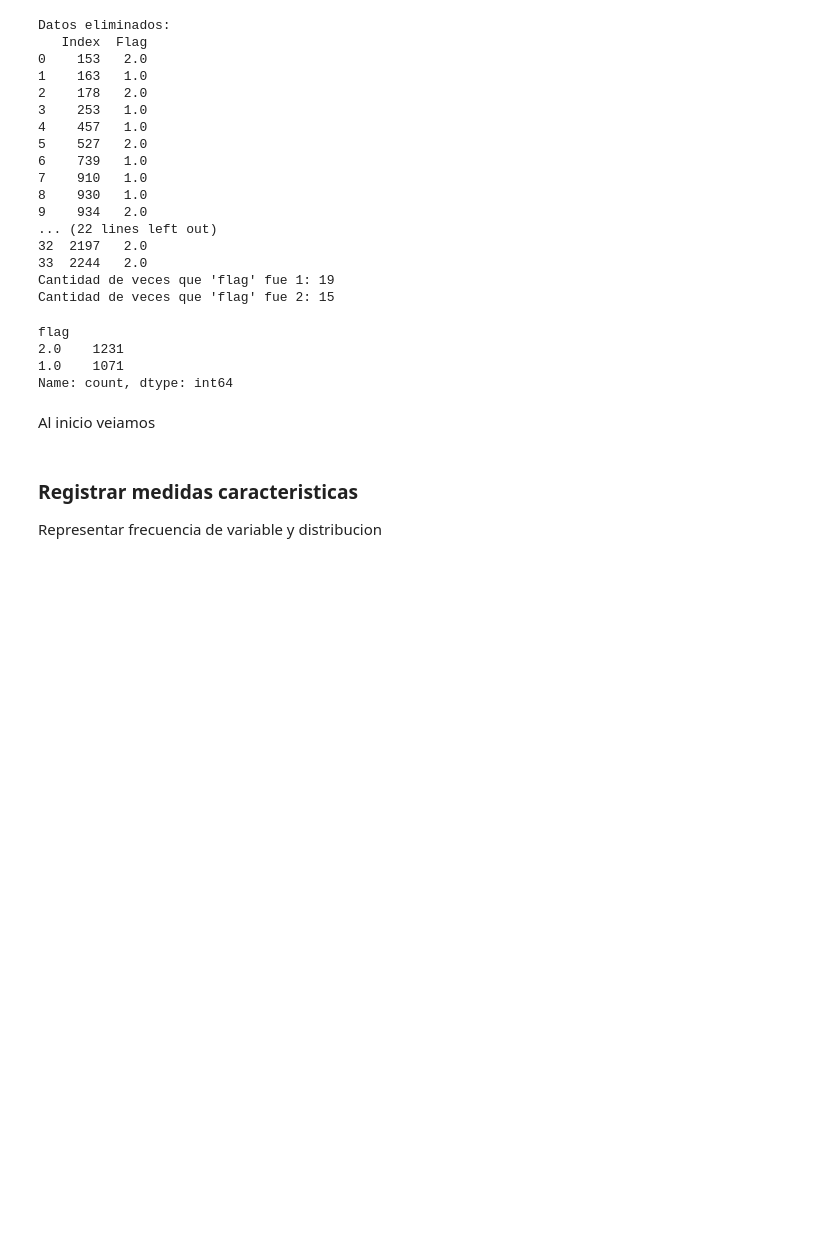
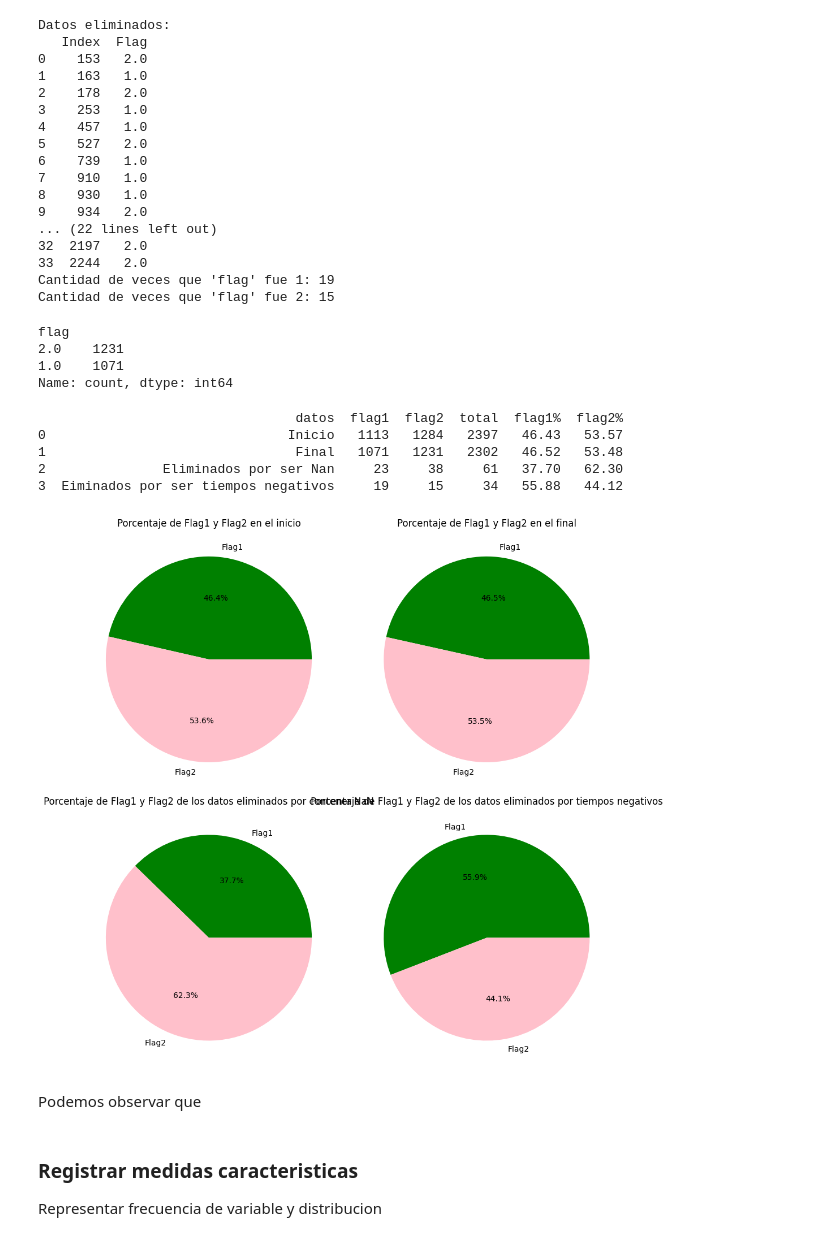
Before and after one commit to macarenaalga/trabajo_final, a Jupyter notebook: Trabajo_final_alga-aras.ipynb, the cells around one changed output. Cells and saved outputs as stored; diff of their text form; code cells hidden in the pictures; blank space fills up the shorter version.

```diff
--- a/Trabajo_final_alga-aras.ipynb
+++ b/Trabajo_final_alga-aras.ipynb
@@ -211,8 +216,72 @@ flag
 2.0    1231
 1.0    1071
 Name: count, dtype: int64
-# %% [markdown]
-Al inicio veiamos
+# %%
+import pandas as pd
+from scipy.stats import ttest_ind
+data= { 'datos':['Inicio','Final','Eliminados por ser Nan', 'Eiminados por ser tiempos negativos'] ,
+                            'flag1': [1113,1071,23,19],
+                            'flag2':[1284, 1231,38,15],
+                            'total':[2397, 2302,61,34],
+                            'flag1%':[46.43,46.52, 37.70,55.88],
+                            'flag2%':[53.57,53.48,62.30,44.12]
+
+                            }
+
+df_eliminados_relaciones=pd.DataFrame(data)
+print(df_eliminados_relaciones)
+# %% [output]
+                                 datos  flag1  flag2  total  flag1%  flag2%
+0                               Inicio   1113   1284   2397   46.43   53.57
+1                                Final   1071   1231   2302   46.52   53.48
+2               Eliminados por ser Nan     23     38     61   37.70   62.30
+3  Eiminados por ser tiempos negativos     19     15     34   55.88   44.12
+# %%
+import matplotlib.pyplot as plt
+
+# Obtener los porcentajes de flag1 y flag2 en el inicio
+porcentajes_inicio = [data['flag1%'][0], data['flag2%'][0]]
+
+# Obtener los porcentajes de flag1 y flag2 en el final
+porcentajes_final = [data['flag1%'][1], data['flag2%'][1]]
+
+# Obtener los porcentajes de flag1 y flag2 de la cantidad de datos borrados por contener nan
+porcentajes_nan = [data['flag1%'][2], data['flag2%'][2]]
+
+# Obtener los porcentajes de flag1 y flag2 en el final
+porcentajes_tiemp_neg = [data['flag1%'][3], data['flag2%'][3]]
+
+# Etiquetas para los gráficos
+etiquetas = ['Flag1', 'Flag2']
+
+# Crear una figura y las subparcelas
+fig, axs = plt.subplots(2, 2, figsize=(10, 10))
+
+# Graficar el porcentaje en el inicio en la primera subparcela
+axs[0, 0].pie(porcentajes_inicio, labels=etiquetas, autopct='%1.1f%%', colors=['green', 'pink'])
+axs[0, 0].set_title('Porcentaje de Flag1 y Flag2 en el inicio')
+
+# Graficar el porcentaje en el final en la segunda subparcela
+axs[0, 1].pie(porcentajes_final, labels=etiquetas, autopct='%1.1f%%', colors=['green', 'pink'])
+axs[0, 1].set_title('Porcentaje de Flag1 y Flag2 en el final')
+
+# Graficar el porcentaje de datos eliminados por contener Nan en la tercera subparcela
+axs[1, 0].pie(porcentajes_nan, labels=etiquetas, autopct='%1.1f%%', colors=['green', 'pink'])
+axs[1, 0].set_title('Porcentaje de Flag1 y Flag2 de los datos eliminados por contener NaN')
+
+# Graficar el porcentaje de datos eliminados por tiempos negativos en la cuarta subparcela
+axs[1, 1].pie(porcentajes_tiemp_neg, labels=etiquetas, autopct='%1.1f%%', colors=['green', 'pink'])
+axs[1, 1].set_title('Porcentaje de Flag1 y Flag2 de los datos eliminados por tiempos negativos')
+
+# Ajustar la disposición de los gráficos
+fig.tight_layout()
+
+# Mostrar la imagen con los gráficos
+plt.show()
+# %% [output]
+[figure, added]
+# %% [markdown]
+Podemos observar que
 # %% [markdown]
 ### Registrar medidas caracteristicas
 
```
Also changed, not shown: parts of 7 cells of this notebook, 3 other files.
